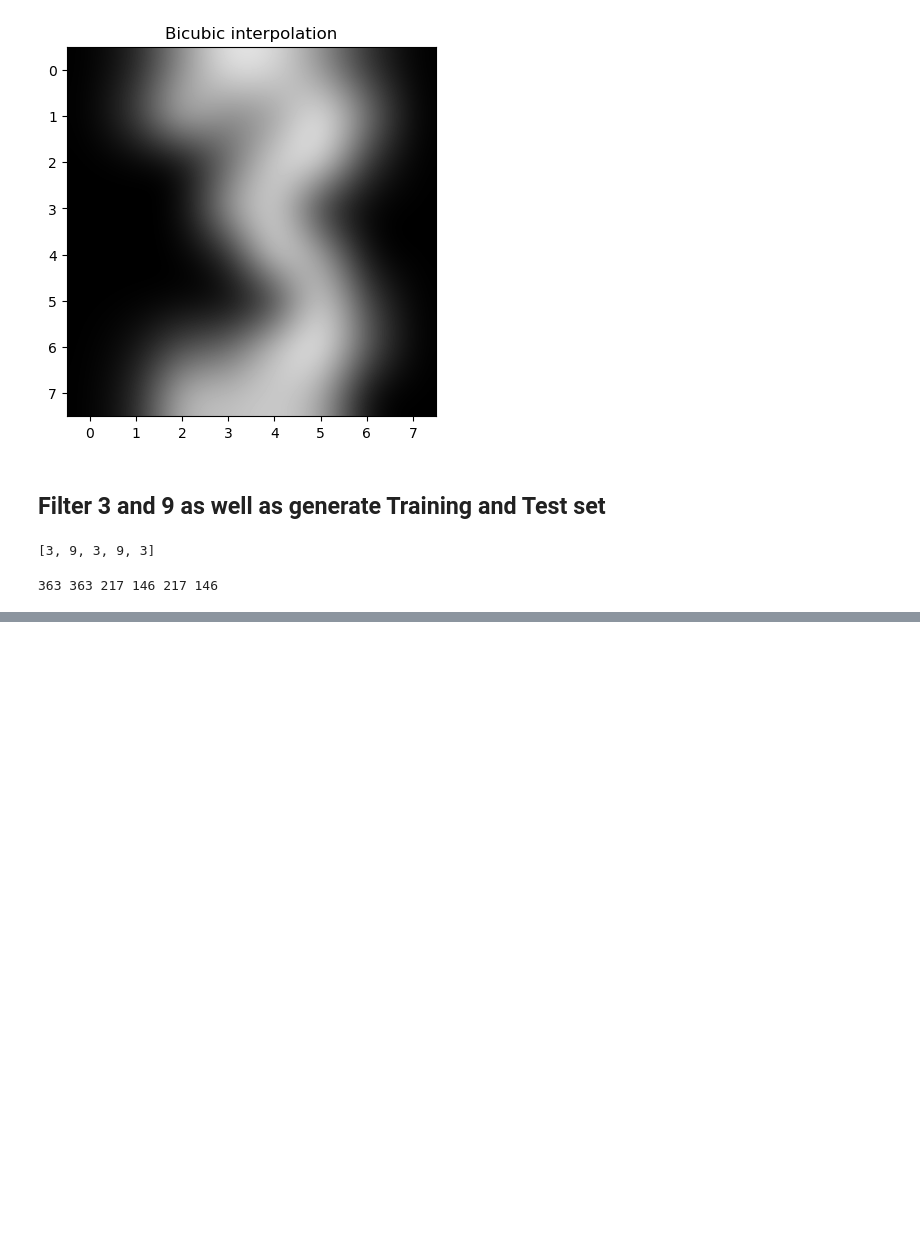
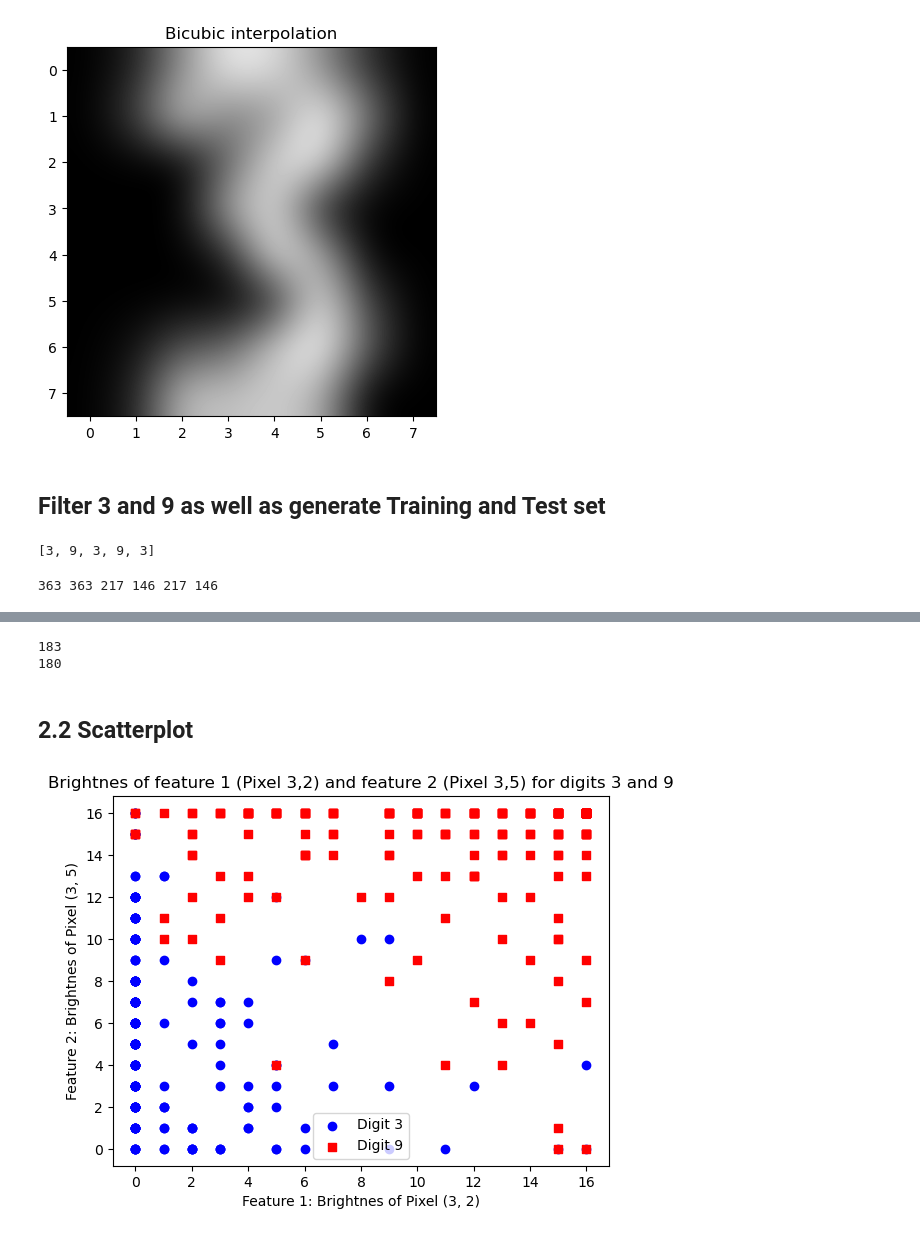
Before and after one commit to Simon-0711/ML_essentials, a Jupyter notebook: Exercise_1/1_2_Simon.ipynb, the cells around one changed output, grey strips where cells are left out. Drawn from its saved outputs; the diff is of its cells as text; code cells hidden in the pictures; blank space fills up the shorter version.

```diff
--- a/Exercise_1/1_2_Simon.ipynb
+++ b/Exercise_1/1_2_Simon.ipynb
@@ -87,0 +166,45 @@ print(len(X_all), len(y_all), len(X_train), len(X_test), len(y_train), len(y_tes
+# %%
+def feature2d(x):
+    """This function reduces a #instances x 64 matrix and returns #instances x 2 features.
+
+    :param x: #instances x 64 matrix
+    :type x: np.array
+    :return: #instances x 2 features
+    :rtype: np.array
+    """
+    features_1 = []
+    features_2 = []
+
+    # Add selected pixels to feature lists
+    for instance in x:
+        features_1.append(instance[3, 2])
+        features_2.append(instance[3, 5])
+
+    return features_1, features_2
+# %%
+features_1_digit_3, features_2_digit_3 = feature2d(images_3)
+features_1_digit_9, features_2_digit_9 = feature2d(images_9)
+
+# Print some of the features
+print(len(features_1_digit_3))
+print(len(features_1_digit_9))
+# %% [output]
+183
+180
+# %% [markdown]
+## 2.2 Scatterplot
+# %%
+# Generate a scatter plot with two different markers
+plt.scatter(features_1_digit_3, features_2_digit_3, color='b', marker='o', label='Digit 3')
+plt.scatter(features_1_digit_9, features_2_digit_9, color='r', marker='s', label='Digit 9')
+
+# Add labels and legend
+plt.xlabel('Feature 1: Brightnes of Pixel (3, 2)')
+plt.ylabel('Feature 2: Brightnes of Pixel (3, 5)')
+plt.title('Brightnes of feature 1 (Pixel 3,2) and feature 2 (Pixel 3,5) for digits 3 and 9')
+plt.legend()
+
+# Show the plot
+plt.show()
+# %% [output]
+[figure, added]
```
Also changed, not shown: parts of 7 cells of this notebook.
